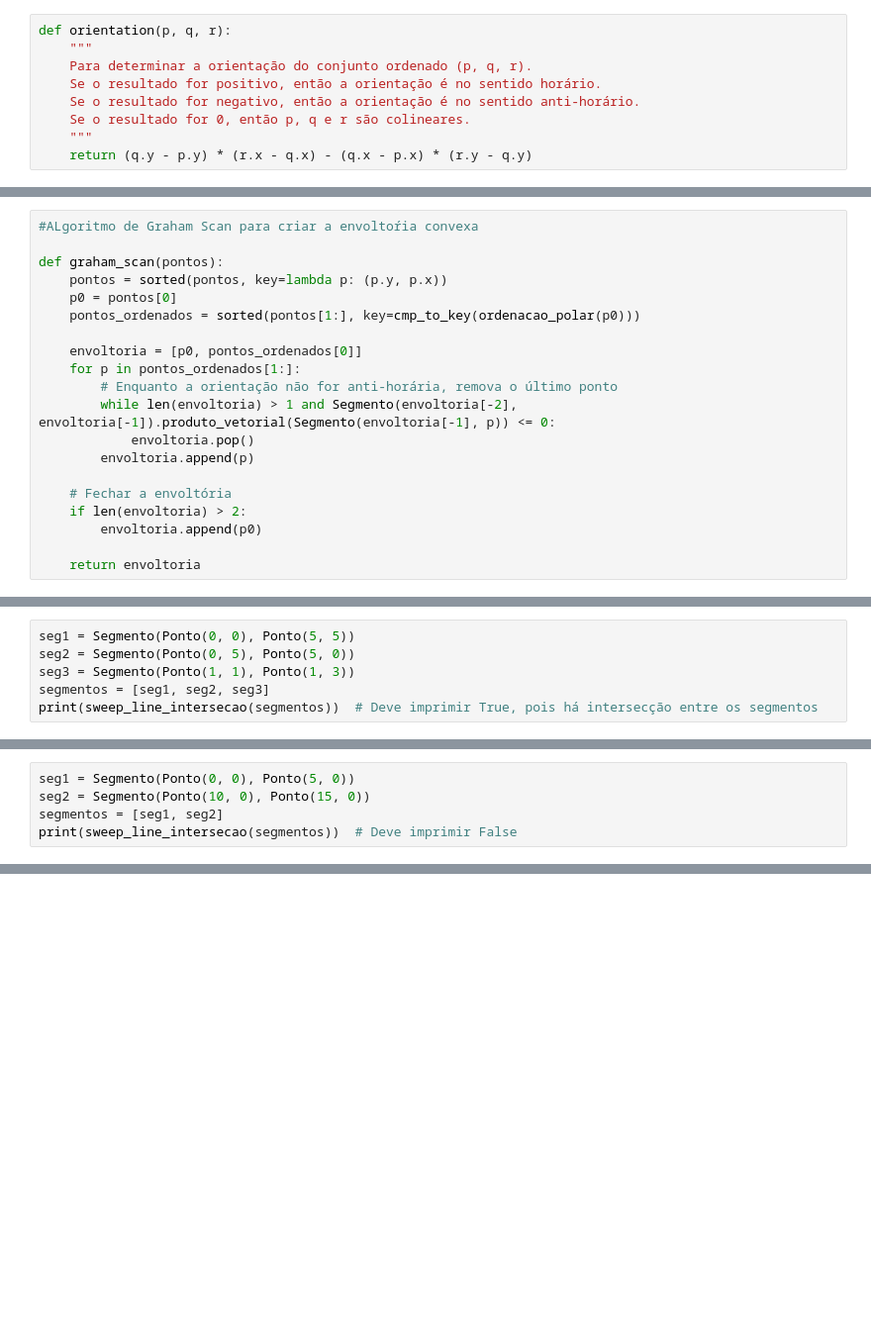
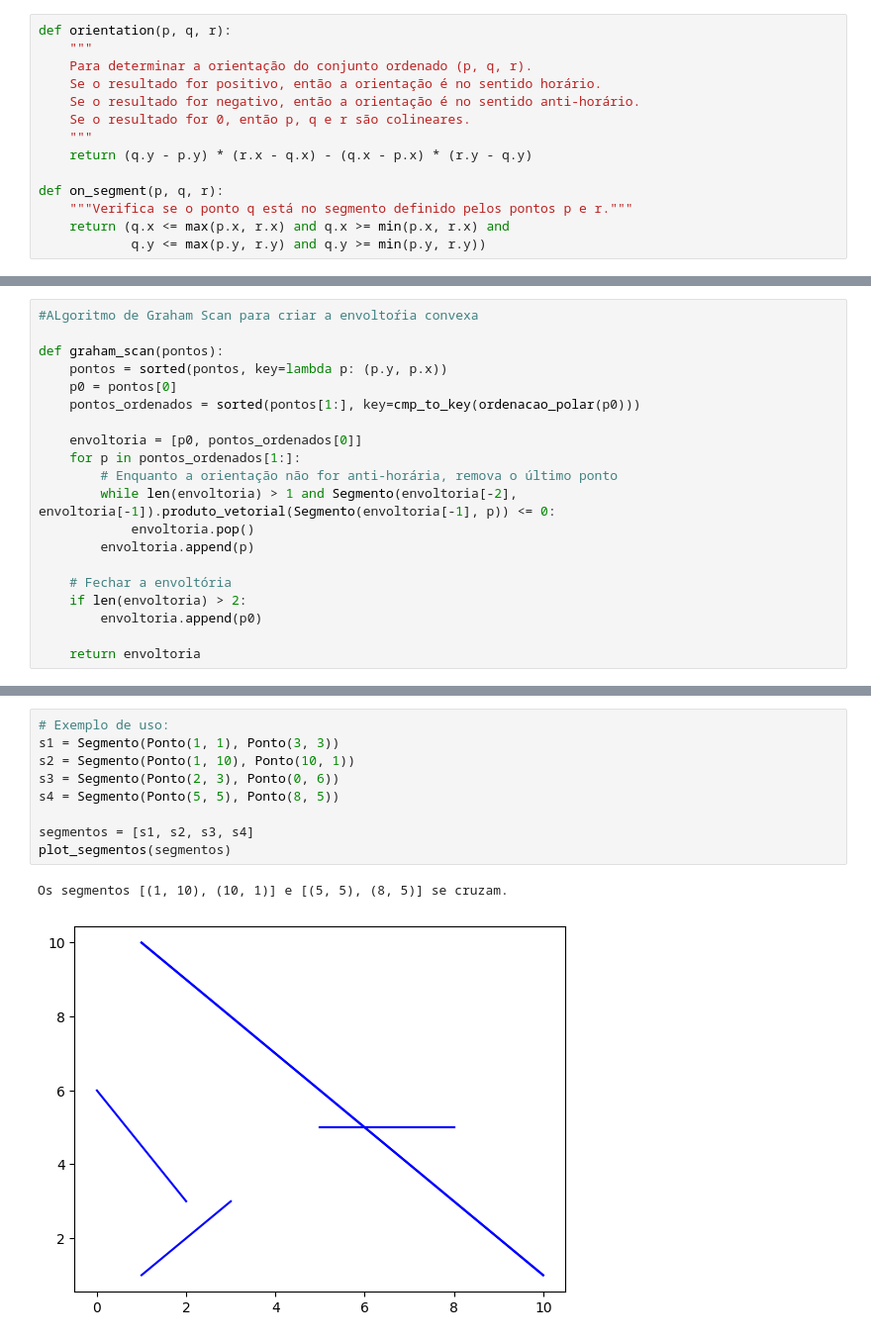
Before and after one commit to marcelomrad/Classificador_Linear, a Jupyter notebook: main.ipynb, the cells around one changed output, grey strips where cells are left out. Shown at 99% size. Saved outputs shown, nothing was run; the diff lists cells and outputs as text; blank space fills up the shorter version.

```diff
--- a/main.ipynb
+++ b/main.ipynb
@@ -12,4 +13,9 @@ def orientation(p, q, r):
     Se o resultado for 0, então p, q e r são colineares.
     """
     return (q.y - p.y) * (r.x - q.x) - (q.x - p.x) * (r.y - q.y)
+
+def on_segment(p, q, r):
+    """Verifica se o ponto q está no segmento definido pelos pontos p e r."""
+    return (q.x <= max(p.x, r.x) and q.x >= min(p.x, r.x) and
+            q.y <= max(p.y, r.y) and q.y >= min(p.y, r.y))
 # %%
@@ -122,6 +124,0 @@ def sweep_line_intersecao(segmentos):
-# %%
-seg1 = Segmento(Ponto(0, 0), Ponto(5, 5))
-seg2 = Segmento(Ponto(0, 5), Ponto(5, 0))
-seg3 = Segmento(Ponto(1, 1), Ponto(1, 3))
-segmentos = [seg1, seg2, seg3]
-print(sweep_line_intersecao(segmentos))  # Deve imprimir True, pois há intersecção entre os segmentos
@@ -130,5 +124,0 @@ True
-# %%
-seg1 = Segmento(Ponto(0, 0), Ponto(5, 0))
-seg2 = Segmento(Ponto(10, 0), Ponto(15, 0))
-segmentos = [seg1, seg2]
-print(sweep_line_intersecao(segmentos))  # Deve imprimir False
@@ -136,0 +174,12 @@ False
+# %%
+# Exemplo de uso:
+s1 = Segmento(Ponto(1, 1), Ponto(3, 3))
+s2 = Segmento(Ponto(1, 10), Ponto(10, 1))
+s3 = Segmento(Ponto(2, 3), Ponto(0, 6))
+s4 = Segmento(Ponto(5, 5), Ponto(8, 5))
+
+segmentos = [s1, s2, s3, s4]
+plot_segmentos(segmentos)
+# %% [output]
+Os segmentos [(1, 10), (10, 1)] e [(5, 5), (8, 5)] se cruzam.
+[figure, added]
```
Also changed, not shown: parts of 8 cells of this notebook.
